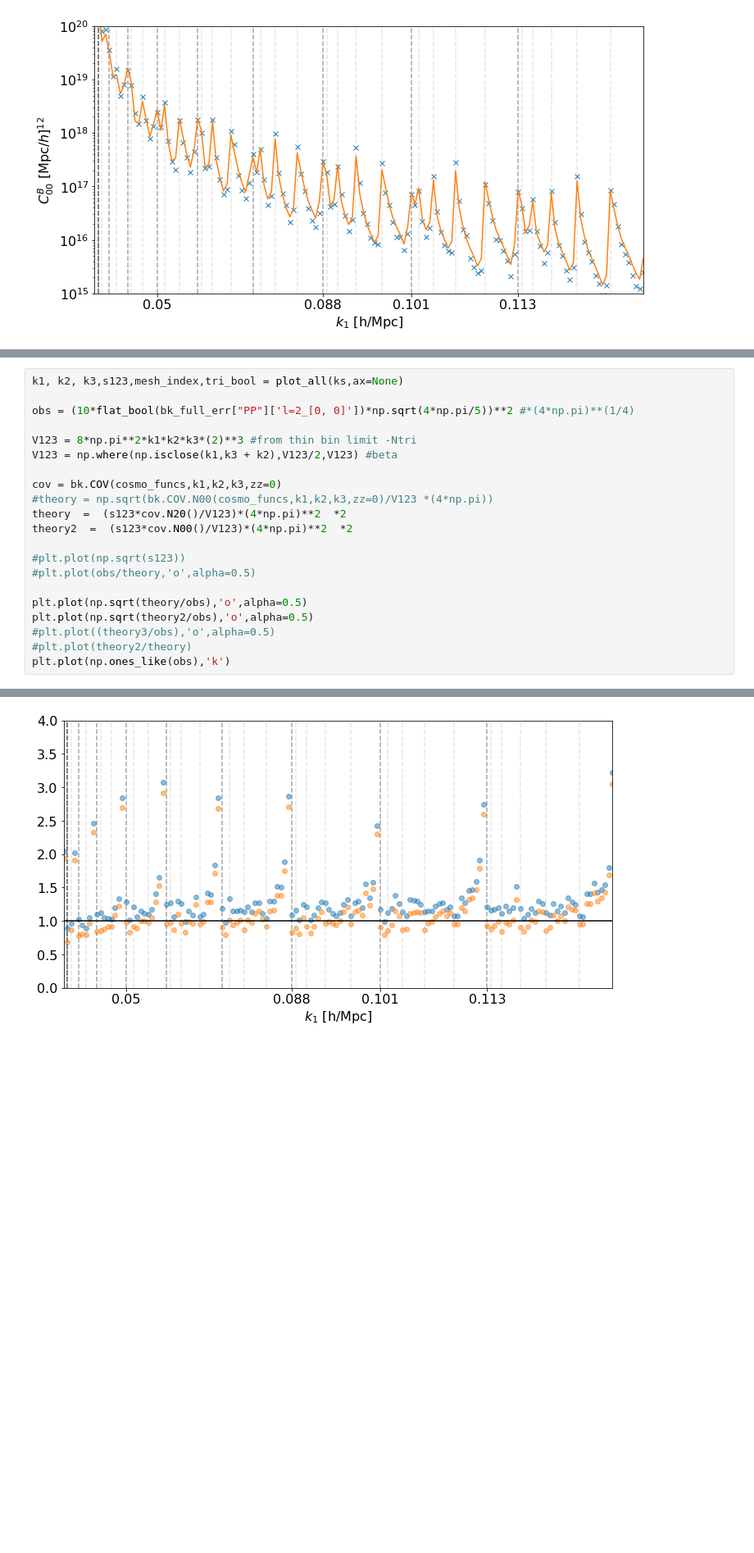
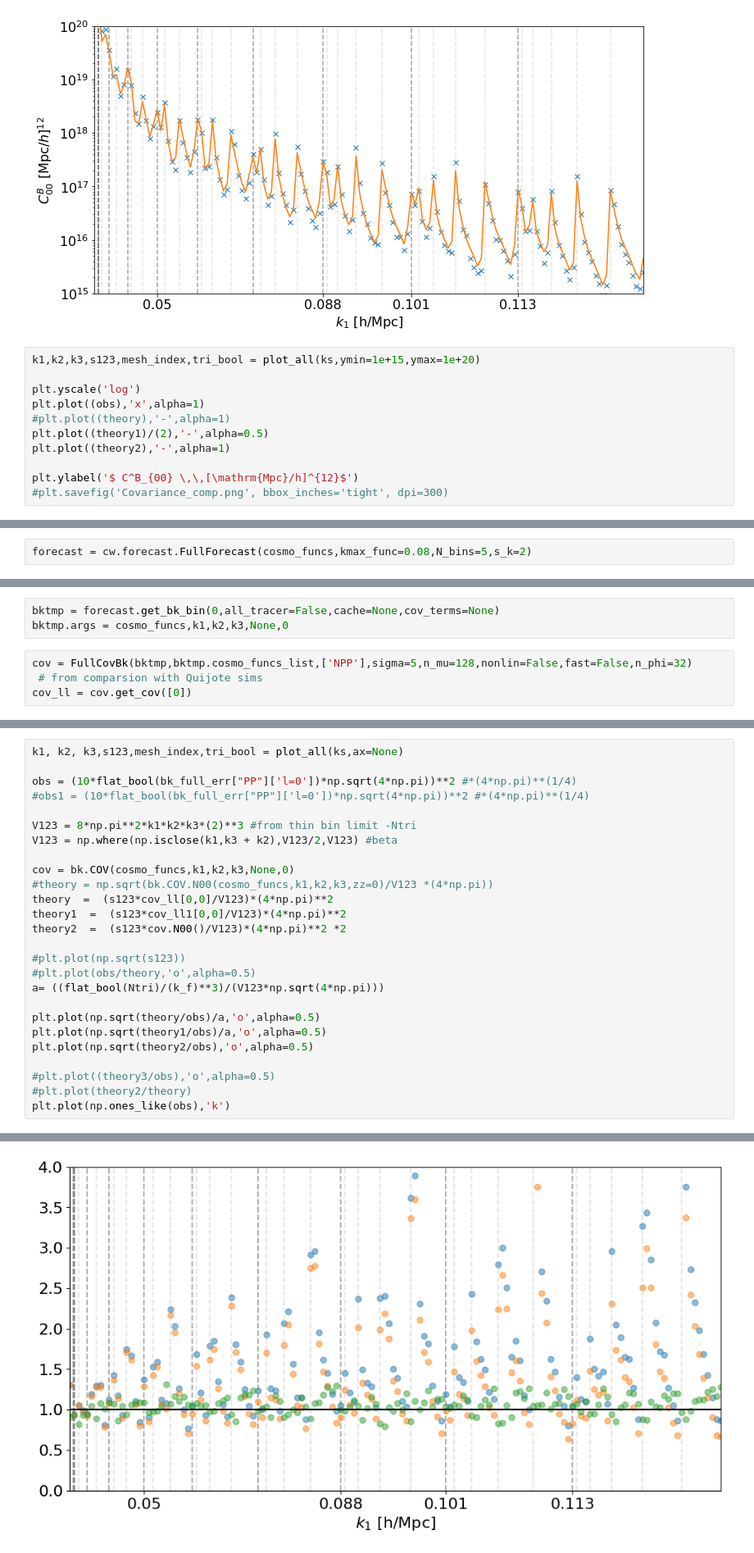
Before and after one commit to craddis1/PkBk, a Jupyter notebook: Notebooks/bk_2025.ipynb, the cells around one changed output, grey strips where cells are left out. Shown at 82% size. Drawn from its saved outputs; the diff is of its cells as text; blank space fills up the shorter version.

```diff
--- a/Notebooks/bk_2025.ipynb
+++ b/Notebooks/bk_2025.ipynb
@@ -625,3 +704,14 @@ plt.ylabel('$ C^B_{00} \,\,[\mathrm{Mpc}/h]^{12}$')
 plt.savefig('Covariance_comp.png', bbox_inches='tight', dpi=300)
 # %% [output]
 [figure]
+# %%
+k1,k2,k3,s123,mesh_index,tri_bool = plot_all(ks,ymin=1e+15,ymax=1e+20)
+
+plt.yscale('log')
+plt.plot((obs),'x',alpha=1)
+#plt.plot((theory),'-',alpha=1)
+plt.plot((theory1)/(2),'-',alpha=0.5)
+plt.plot((theory2),'-',alpha=1)
+
+plt.ylabel('$ C^B_{00} \,\,[\mathrm{Mpc}/h]^{12}$')
+#plt.savefig('Covariance_comp.png', bbox_inches='tight', dpi=300)
@@ -627,0 +727,2 @@ plt.savefig('Covariance_comp.png', bbox_inches='tight', dpi=300)
+# %%
+forecast = cw.forecast.FullForecast(cosmo_funcs,kmax_func=0.08,N_bins=5,s_k=2)
@@ -627,0 +737,7 @@ plt.savefig('Covariance_comp.png', bbox_inches='tight', dpi=300)
+# %%
+bktmp = forecast.get_bk_bin(0,all_tracer=False,cache=None,cov_terms=None)
+bktmp.args = cosmo_funcs,k1,k2,k3,None,0
+# %%
+cov = FullCovBk(bktmp,bktmp.cosmo_funcs_list,['NPP'],sigma=5,n_mu=128,nonlin=False,fast=False,n_phi=32)
+ # from comparsion with Quijote sims
+cov_ll = cov.get_cov([0])
@@ -628,27 +764,32 @@ plt.savefig('Covariance_comp.png', bbox_inches='tight', dpi=300)
 # %%
 k1, k2, k3,s123,mesh_index,tri_bool = plot_all(ks,ax=None)
 
-obs = (10*flat_bool(bk_full_err["PP"]['l=2_[0, 0]'])*np.sqrt(4*np.pi/5))**2 #*(4*np.pi)**(1/4)
+obs = (10*flat_bool(bk_full_err["PP"]['l=0'])*np.sqrt(4*np.pi))**2 #*(4*np.pi)**(1/4)
+#obs1 = (10*flat_bool(bk_full_err["PP"]['l=0'])*np.sqrt(4*np.pi))**2 #*(4*np.pi)**(1/4)
 
 V123 = 8*np.pi**2*k1*k2*k3*(2)**3 #from thin bin limit -Ntri
 V123 = np.where(np.isclose(k1,k3 + k2),V123/2,V123) #beta
 
-cov = bk.COV(cosmo_funcs,k1,k2,k3,zz=0)
+cov = bk.COV(cosmo_funcs,k1,k2,k3,None,0)
 #theory = np.sqrt(bk.COV.N00(cosmo_funcs,k1,k2,k3,zz=0)/V123 *(4*np.pi))
-theory  =  (s123*cov.N20()/V123)*(4*np.pi)**2  *2
-theory2  =  (s123*cov.N00()/V123)*(4*np.pi)**2  *2
+theory  =  (s123*cov_ll[0,0]/V123)*(4*np.pi)**2
+theory1  =  (s123*cov_ll1[0,0]/V123)*(4*np.pi)**2
+theory2  =  (s123*cov.N00()/V123)*(4*np.pi)**2 *2
 
 #plt.plot(np.sqrt(s123))
 #plt.plot(obs/theory,'o',alpha=0.5)
+a= ((flat_bool(Ntri)/(k_f)**3)/(V123*np.sqrt(4*np.pi)))
 
-plt.plot(np.sqrt(theory/obs),'o',alpha=0.5)
+plt.plot(np.sqrt(theory/obs)/a,'o',alpha=0.5)
+plt.plot(np.sqrt(theory1/obs)/a,'o',alpha=0.5)
 plt.plot(np.sqrt(theory2/obs),'o',alpha=0.5)
+
 #plt.plot((theory3/obs),'o',alpha=0.5)
 #plt.plot(theory2/theory)
 plt.plot(np.ones_like(obs),'k')
 # %% [output]
 [<matplotlib.lines.Line2D at 0x...>]
-[figure, old version]
+[figure, new version]
 # %%
 k1,k2,k3,s123,mesh_index,tri_bool = plot_all(ks,ymin=1e+15,ymax=1e+20)
 
```
Also changed, not shown: parts of 25 cells of this notebook.
